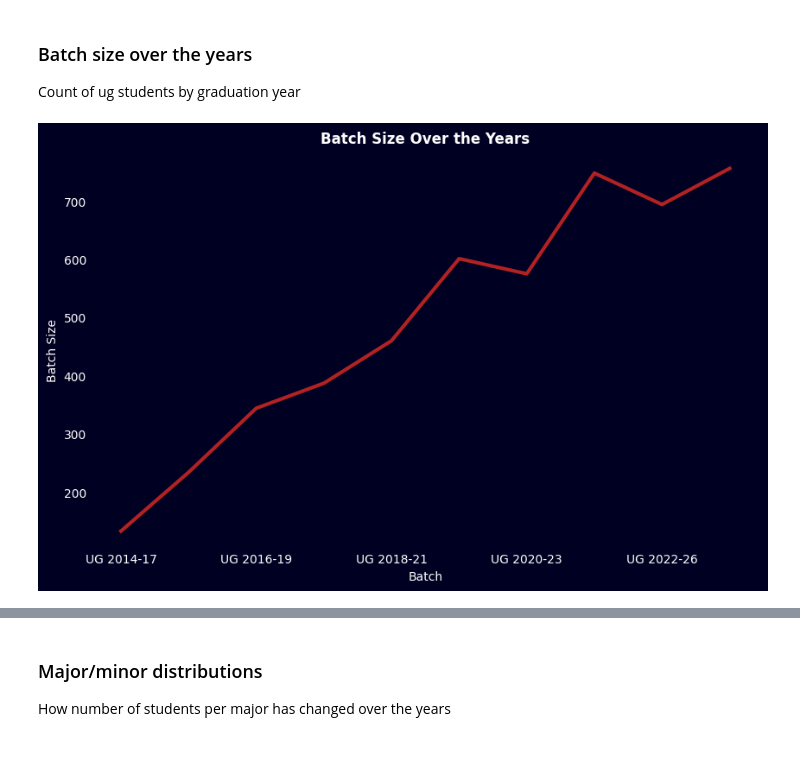
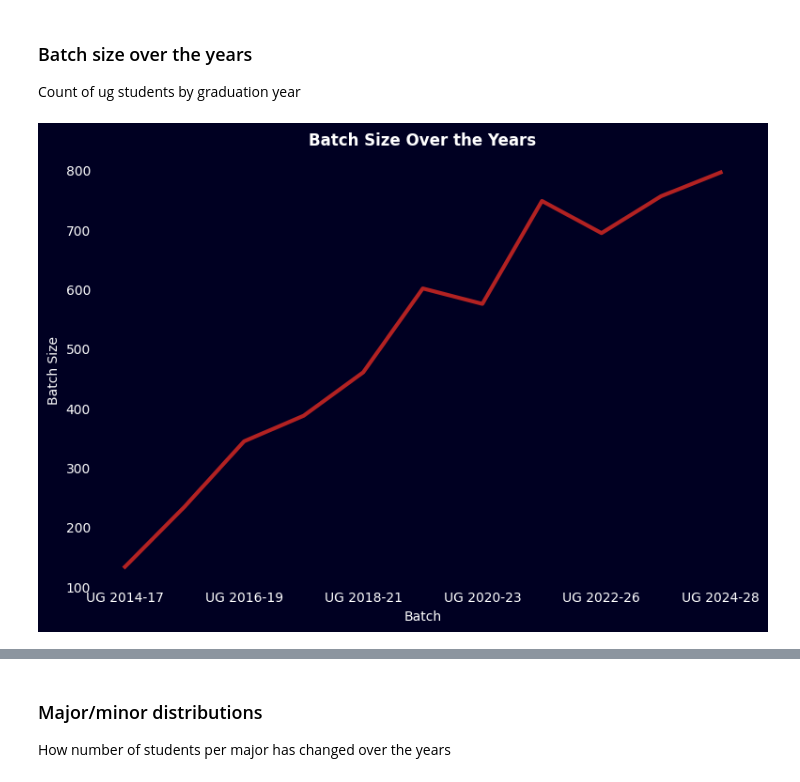
Before and after one commit to kkkarnav/ashokaDemo, a Jupyter notebook: 4_analyse_students.ipynb, the cells around one changed output, grey strips where cells are left out. Cells and saved outputs as stored; diff of their text form; code cells hidden in the pictures; blank space fills up the shorter version.

```diff
--- a/4_analyse_students.ipynb
+++ b/4_analyse_students.ipynb
@@ -14,7 +14,7 @@ tqdm.pandas()
 warnings.filterwarnings("ignore")
 plt.style.use('dark_background')
 # %%
-students_path = "./major_minor/students.csv"
+students_path = "./major_minor/major_minor.csv"
 # %%
 df = pd.read_csv(students_path)
 df.drop(["email", "name", "id"], axis=1)
@@ -36,28 +56,28 @@ df.drop(["email", "name", "id"], axis=1)
 ### Batch size over the years
 Count of ug students by graduation year
 # %%
-plt.figure(figsize=(10, 6))
+plt.figure(figsize=(9, 6))
 ax = df[df["program"] == "UG"].groupby(["batch"])["batch"].count().plot(kind='line', linewidth=3, fontsize=10, color="firebrick", logy=False)
 plt.title('Batch Size Over the Years', weight="bold", fontsize=12)
 
 import matplotlib.ticker as ticker
 # ax.plot(np.array(ax.get_xlim()), np.array(ax.get_ylim()), '--', color='lightcoral', linewidth=1)
 ax.yaxis.set_minor_formatter(ticker.FormatStrFormatter('%d'))
 
 ax.set_facecolor("#000022")
 fig = ax.get_figure()
 fig.patch.set_facecolor('#000022')
 
 plt.xlabel('Batch', fontsize=10)
 plt.ylabel('Batch Size', fontsize=10)
 ax.tick_params(axis='x', which='both', length=0)
 ax.tick_params(axis='y', which='both', length=0)
 
 plt.grid(False)
 plt.setp(ax.spines.values(), lw=0)
 
 plt.show()
 # plt.savefig(f"./major_minor/batchsize.png", dpi=600, bbox_inches="tight", edgecolor="#000022", facecolor=fig.get_facecolor())
 # plt.clf()
 # %% [output]
-[figure, old version]
+[figure, new version]
```
Also changed, not shown: parts of 26 cells of this notebook, 22 other files.
